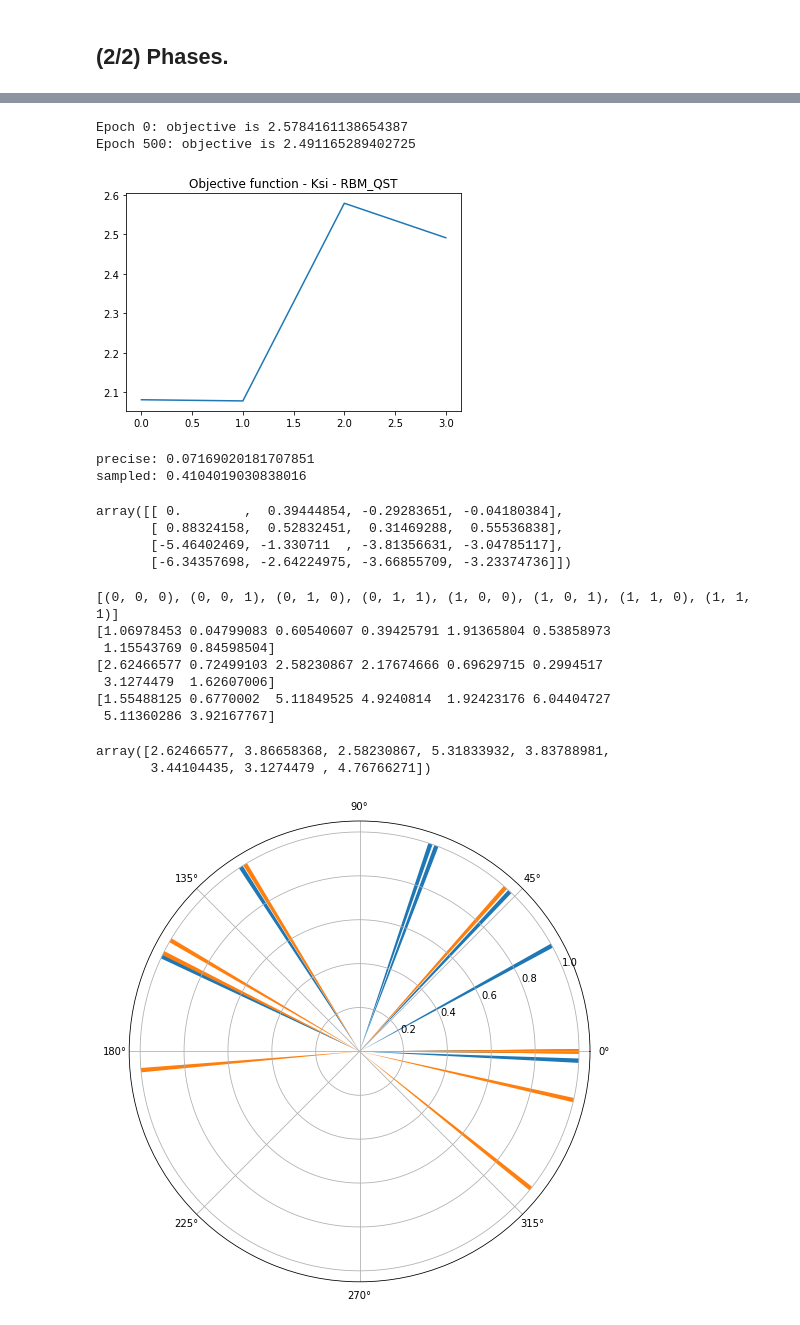
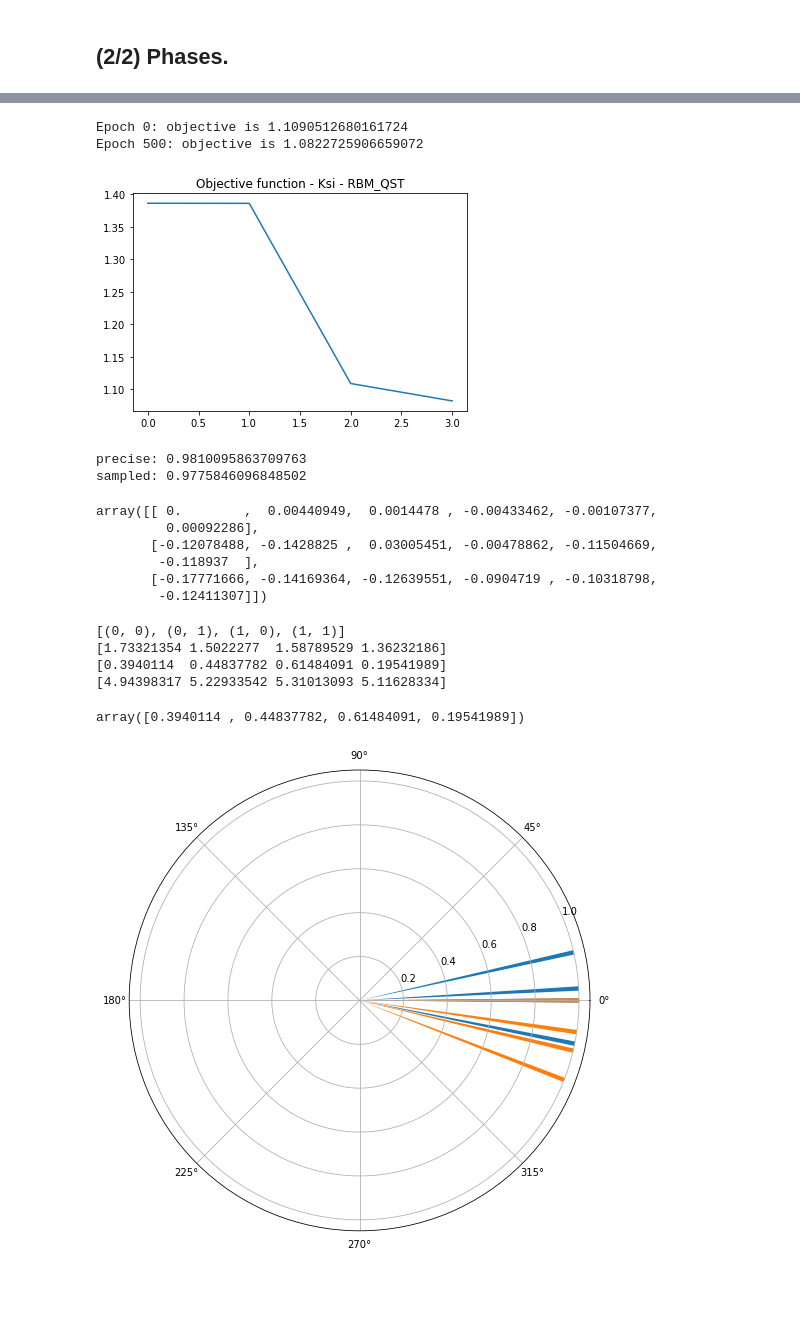
Before and after one commit to RQC-QApp/NNQST, a Jupyter notebook: main.ipynb, the cells around one changed output, grey strips where cells are left out. Cells and saved outputs as stored; diff of their text form; code cells hidden in the pictures; blank space fills up the shorter version.

```diff
--- a/main.ipynb
+++ b/main.ipynb
@@ -14,13 +23,13 @@ from nnqst import rbm_qst, rbm_classic, utils, paper_functions, \
 # %% [markdown]
 ## RBM QST
 # %%
-num_units = 3
-num_hidd = 3
+num_units = 2
+num_hidd = 5
 num_samples = 3000
 
 states = generators.get_all_states(num_units, "tuple")
-# phases_sampled = 0.1 * generators.random_phases(len(states))
-phases_sampled = generators.random_phases(len(states))
+phases_sampled = 0.1 * generators.random_phases(len(states))
+# phases_sampled = generators.random_phases(len(states))
 # phases_sampled = np.array([2.62022653e-01, 4.52593227e-01, 7.18638172e-05, 1.89961158e-01])
 # phases_sampled = [1.4, 0.9, 0.3, 2.7]
 
@@ -109,14 +116,14 @@ print('> dataset:', dataset)
 r_qst.train_phases(dataset, basis_set=basis_set, max_epochs=1000,
                    learning_rate=0.05, debug=True, precise=True)
 # %% [output]
-Epoch 0: objective is 2.5784161138654387
-Epoch 500: objective is 2.491165289402725
+Epoch 0: objective is 1.1090512680161724
+Epoch 500: objective is 1.0822725906659072
 # %%
 plt.plot(r_qst.objectives)
 plt.title('Objective function - Ksi - RBM_QST')
 plt.show()
 # %% [output]
-[figure, old version]
+[figure, new version]
 # %%
 # Fidelity.
 fid = fidelities.fidelity_RBM_PRECISE(r_qst, psi_true)
@@ -125,15 +132,17 @@ print('precise:', fid)
 fid, sampled_from_RBM = fidelities.fidelity_RBM(r_qst, psi_true, num_samples=2000)
 print('sampled:', fid)
 # %% [output]
-precise: 0.07169020181707851
-sampled: 0.4104019030838016
+precise: 0.9810095863709763
+sampled: 0.9775846096848502
 # %%
 r_qst.weights_mu
 # %% [output]
-array([[ 0.        ,  0.39444854, -0.29283651, -0.04180384],
-       [ 0.88324158,  0.52832451,  0.31469288,  0.55536838],
-       [-5.46402469, -1.330711  , -3.81356631, -3.04785117],
-       [-6.34357698, -2.64224975, -3.66855709, -3.23374736]])
+array([[ 0.        ,  0.00440949,  0.0014478 , -0.00433462, -0.00107377,
+         0.00092286],
+       [-0.12078488, -0.1428825 ,  0.03005451, -0.00478862, -0.11504669,
+        -0.118937  ],
+       [-0.17771666, -0.14169364, -0.12639551, -0.0904719 , -0.10318798,
+        -0.12411307]])
 # %%
 # Phases
 psi_rbm_lst = list(utils.psi_RBM(r_qst).values())
@@ -145,24 +154,20 @@ print(phases_RBM%np.pi)
 print(phases_true%np.pi)
 print(np.array(phases_true - phases_RBM)%(2*np.pi))
 # %% [output]
-[(0, 0, 0), (0, 0, 1), (0, 1, 0), (0, 1, 1), (1, 0, 0), (1, 0, 1), (1, 1, 0), (1, 1, 1)]
-[1.06978453 0.04799083 0.60540607 0.39425791 1.91365804 0.53858973
- 1.15543769 0.84598504]
-[2.62466577 0.72499103 2.58230867 2.17674666 0.69629715 0.2994517
- 3.1274479  1.62607006]
-[1.55488125 0.6770002  5.11849525 4.9240814  1.92423176 6.04404727
- 5.11360286 3.92167767]
+[(0, 0), (0, 1), (1, 0), (1, 1)]
+[1.73321354 1.5022277  1.58789529 1.36232186]
+[0.3940114  0.44837782 0.61484091 0.19541989]
+[4.94398317 5.22933542 5.31013093 5.11628334]
 # %%
 phases_true
 # %% [output]
-array([2.62466577, 3.86658368, 2.58230867, 5.31833932, 3.83788981,
-       3.44104435, 3.1274479 , 4.76766271])
+array([0.3940114 , 0.44837782, 0.61484091, 0.19541989])
 # %%
-radii = np.ones(8)
+radii = np.ones(4)
 fig = plt.figure(figsize=(8,8))
 ax = fig.add_axes([0.1, 0.1, 0.8, 0.8], polar=True)
 ax.bar(phases_true - phases_true[0], radii, width=0.02, bottom=0.0)
 ax.bar(phases_RBM - phases_RBM[0], radii, width=0.02, bottom=0.0)
 plt.show()
 # %% [output]
-[figure, old version]
+[figure, new version]
```
Also changed, not shown: parts of 22 cells of this notebook, 12 other files.
